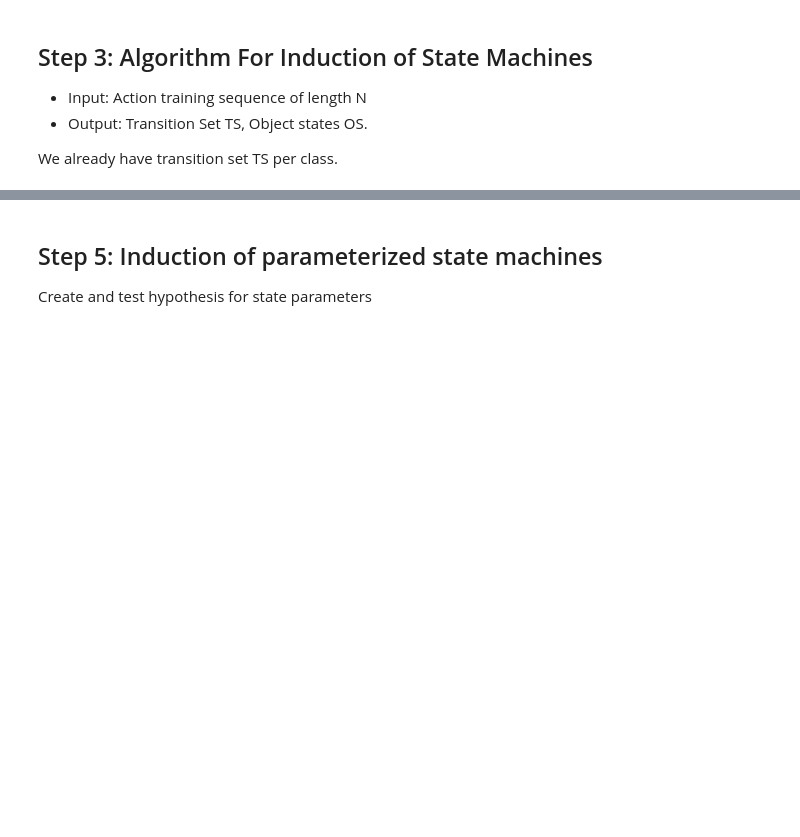
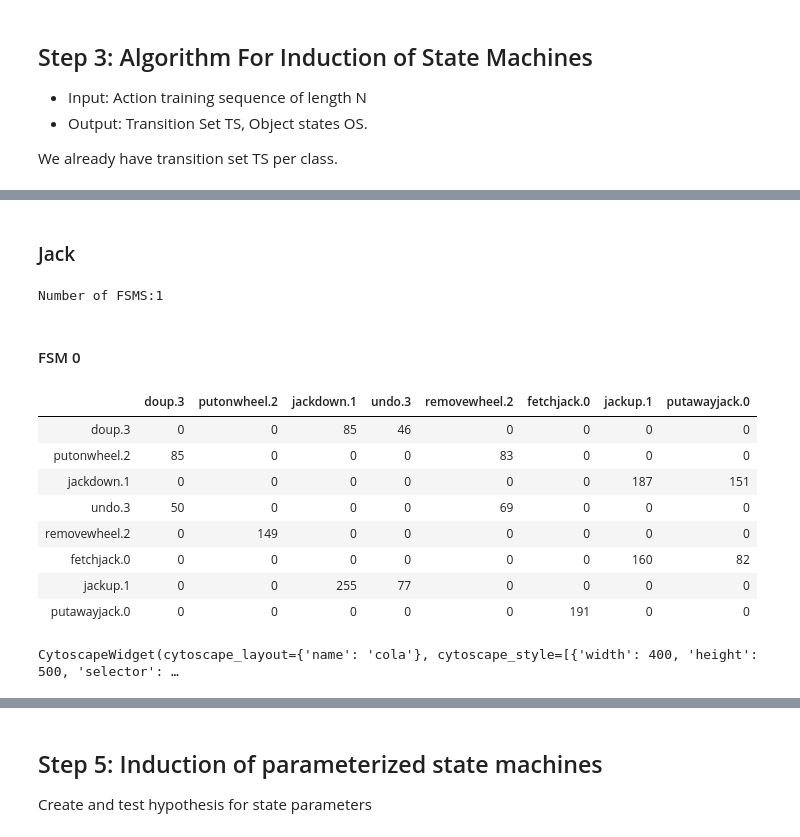
Before and after one commit to Shivam-Miglani/contextual_drl, a Jupyter notebook: Locm_new_14jul.ipynb, the cells around one changed output, grey strips where cells are left out. Drawn from its saved outputs; the diff is of its cells as text; code cells hidden in the pictures; blank space fills up the shorter version.

Commit message:
bug removed - correct graphs for locm state machines induced

```diff
--- a/Locm_new_14jul.ipynb
+++ b/Locm_new_14jul.ipynb
@@ -850,11 +857,25 @@ We already have transition set TS per class.
 def plot_cytographs_fsm(graph, domain_name):
     cytoscapeobj = CytoscapeWidget()
     cytoscapeobj.graph.add_graph_from_networkx(graph)
+    edge_list = list()
+    for source, target, data in graph.edges(data=True):
+        edge_instance = Edge()
+        edge_instance.data['source'] = source
+        edge_instance.data['target'] = target
+        for k, v in data.items():
+            cyto_attrs = ['group', 'removed', 'selected', 'selectable',
+                'locked', 'grabbed', 'grabbable', 'classes', 'position', 'data']
+            if k in cyto_attrs:
+                setattr(edge_instance, k, v)
+            else:
+                edge_instance.data[k] = v
+            edge_list.append(edge_instance)
+    cytoscapeobj.graph.edges = edge_list
 #     print("Nodes:{}".format(graph.nodes()))
 #     print("Edges:{}".format(graph.edges()))
     cytoscapeobj.set_style([{
-                    'width':300,
-                    'height':300,
+                    'width':400,
+                    'height':500,
 
                     'selector': 'node',
                     'style': {
@@ -1022,0 +935,62 @@ Number of FSMS:4
+# %%
+state_machines_overall_list = []
+
+
+for index, ts_class in enumerate(transition_sets_per_class):
+    fsms_per_class = []
+    printmd("### "+ class_names[index])
+    num_fsms = len(ts_class)
+    print("Number of FSMS:" + str(num_fsms))
+
+    for fsm_no, ts in enumerate(ts_class):
+        fsm_graph = nx.DiGraph()
+
+        printmd("#### FSM " + str(fsm_no))
+        for t in ts:
+            source = "s(" + str(t) + ")"
+            target = "e(" + str(t) + ")"
+            fsm_graph.add_edge(source,target,weight=t)
+
+
+        t_df = adjacency_matrix_list[index].loc[list(ts), list(ts)] #transition df for this fsm
+        print_table(t_df)
+
+
+        # merge end(t1) = start(t2) from transition df
+        for i in range(t_df.shape[0]):
+            for j in range(t_df.shape[1]):
+                if t_df.iloc[i, j] != 'hole':
+                    if t_df.iloc[i, j] > 0:
+                        for node in fsm_graph.nodes():
+                            if "e("+t_df.index[i]+")" in node:
+                                merge_node1 = node
+                            if "s("+t_df.index[j]+")" in node:
+                                merge_node2 = node
+                        edge_data = fsm_graph.get_edge_data(merge_node1,merge_node2)
+                        if edge_data:
+                            print(edge_data)
+
+                        fsm_graph = nx.contracted_nodes(fsm_graph, merge_node1, merge_node2 , self_loops=True)
+                        if merge_node1 != merge_node2:
+                            mapping = {merge_node1: merge_node1 + "|" + merge_node2}
+                            fsm_graph = nx.relabel_nodes(fsm_graph, mapping)
+
+        plot_cytographs_fsm(fsm_graph,domain_name)
+        df = nx.to_pandas_adjacency(fsm_graph, nodelist=fsm_graph.nodes(), weight = 1)
+        print_table(df)
+        fsms_per_class.append(fsm_graph)
+    state_machines_overall_list.append(fsms_per_class)
+# %% [output]
+### Jack
+Number of FSMS:1
+#### FSM 0
+|  | doup.3 | putonwheel.2 | jackdown.1 | undo.3 | removewheel.2 | fetchjack.0 | jackup.1 | putawayjack.0 |
+| doup.3 | 0 | 0 | 85 | 46 | 0 | 0 | 0 | 0 |
+| putonwheel.2 | 85 | 0 | 0 | 0 | 83 | 0 | 0 | 0 |
+| jackdown.1 | 0 | 0 | 0 | 0 | 0 | 0 | 187 | 151 |
+| undo.3 | 50 | 0 | 0 | 0 | 69 | 0 | 0 | 0 |
+| removewheel.2 | 0 | 149 | 0 | 0 | 0 | 0 | 0 | 0 |
+| fetchjack.0 | 0 | 0 | 0 | 0 | 0 | 0 | 160 | 82 |
+| jackup.1 | 0 | 0 | 255 | 77 | 0 | 0 | 0 | 0 |
+| putawayjack.0 | 0 | 0 | 0 | 0 | 0 | 191 | 0 | 0 |
+CytoscapeWidget(cytoscape_layout={'name': 'cola'}, cytoscape_style=[{'width': 400, 'height': 500, 'selector': …
```
Also changed, not shown: parts of 38 cells of this notebook, 9 other files.
